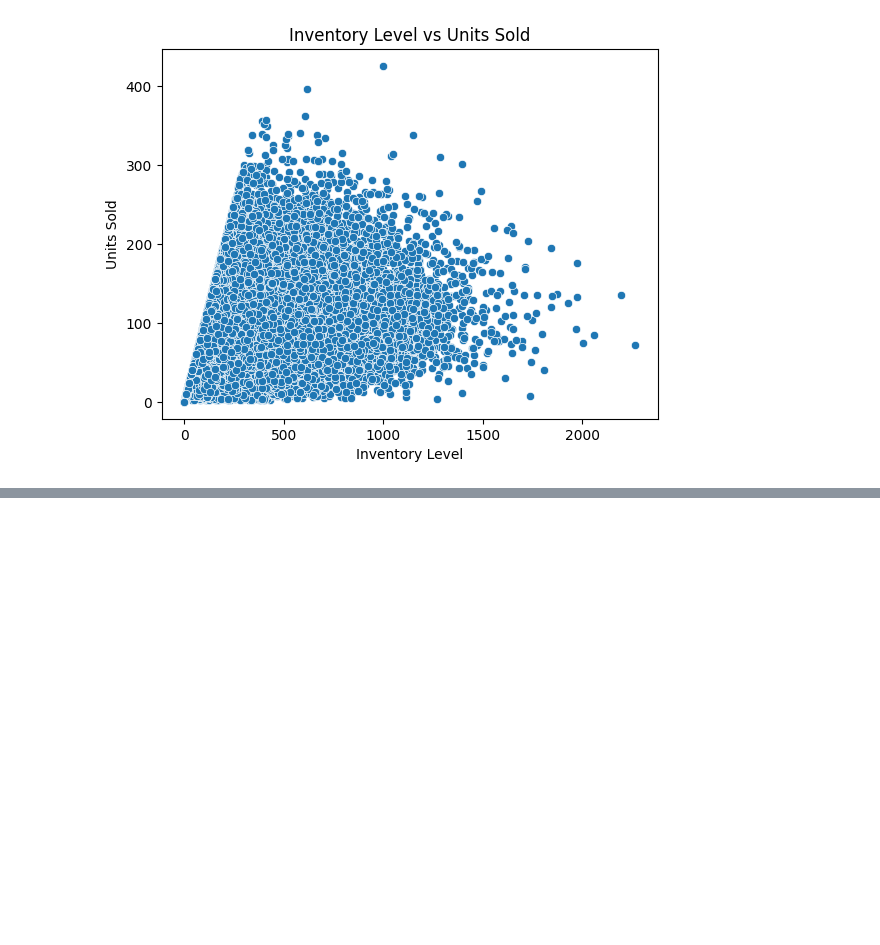
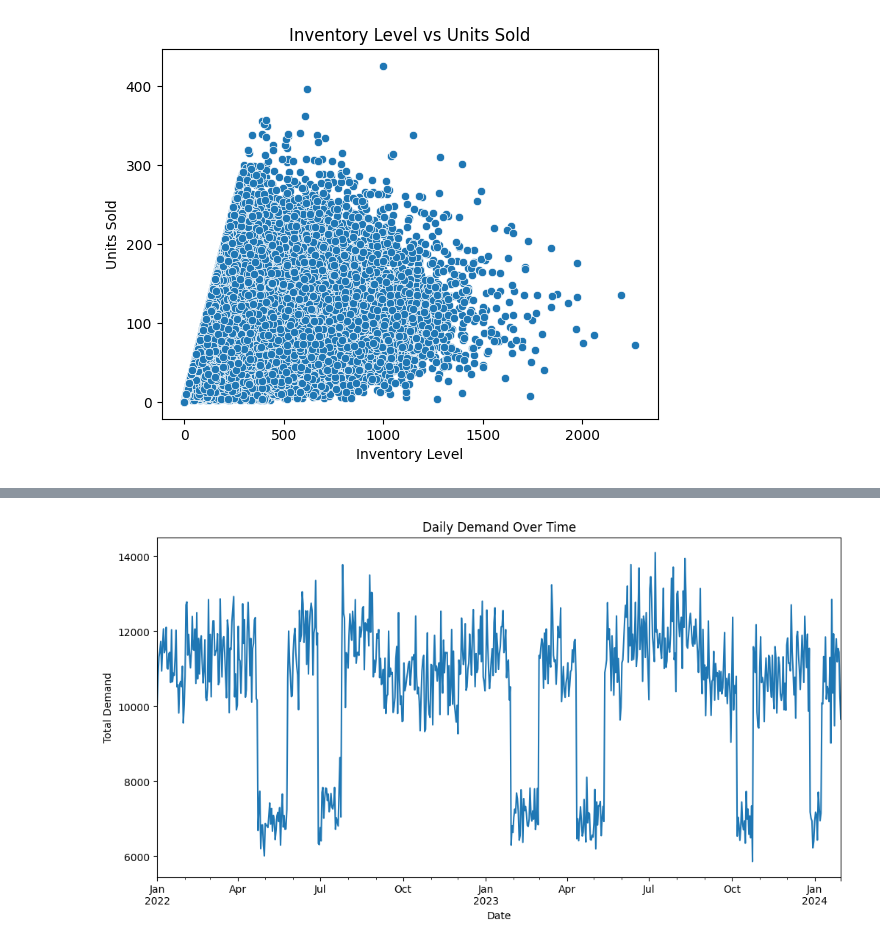
Before and after one commit to HMBinara/ML_Project, a Jupyter notebook: Demand_0Forecasting.ipynb, the cells around one changed output, grey strips where cells are left out. Saved outputs shown, nothing was run; the diff lists cells and outputs as text; code cells hidden in the pictures; blank space fills up the shorter version.

```diff
--- a/Demand_0Forecasting.ipynb
+++ b/Demand_0Forecasting.ipynb
@@ -238,0 +280,3 @@ plt.show()
+# %%
+daily_demand = df.groupby('Date')['Demand'].sum()
+daily_demand
@@ -238,0 +299,8 @@ plt.show()
+# %%
+daily_demand.plot(kind='line', figsize=(12, 6))
+plt.title('Daily Demand Over Time')
+plt.xlabel('Date')
+plt.ylabel('Total Demand')
+plt.show()
+# %% [output]
+[figure, added]
```
Also changed, not shown: parts of 11 cells of this notebook.
